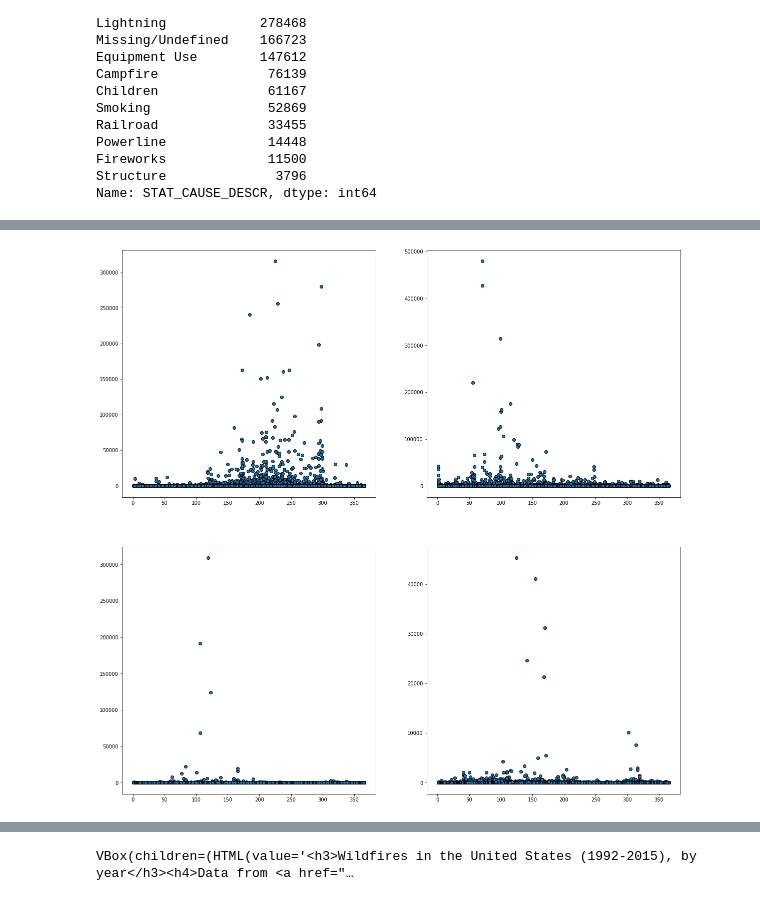
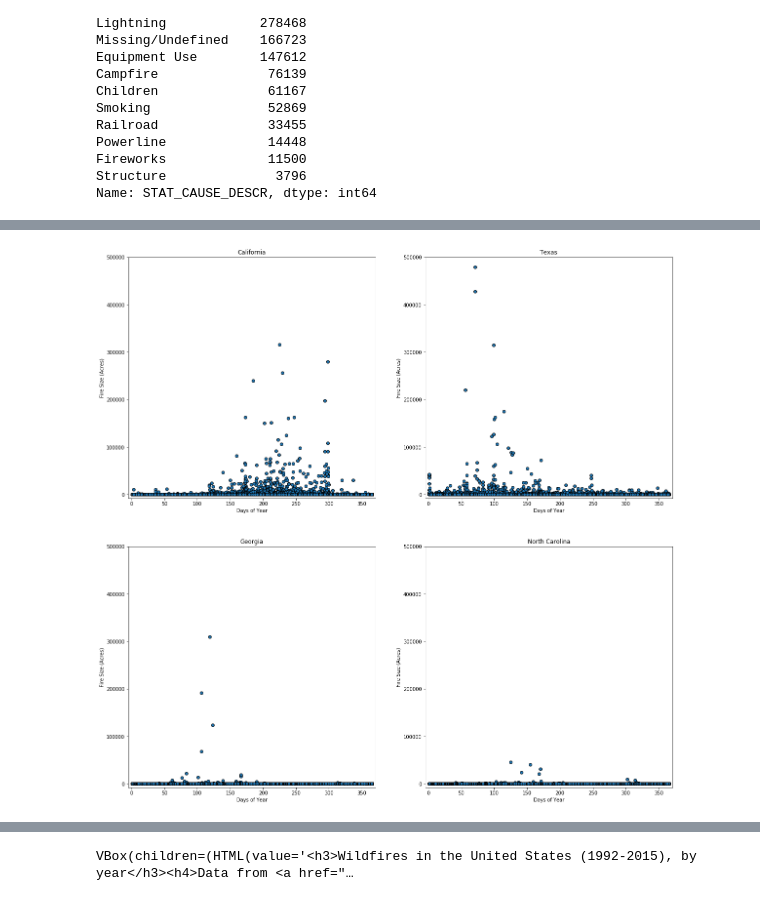
Before and after one commit to BryanSouza91/Project_1, a Jupyter notebook: Fire_Data_Analysis.ipynb, the cells around one changed output, grey strips where cells are left out. Saved outputs shown, nothing was run; the diff lists cells and outputs as text; code cells hidden in the pictures.

```diff
--- a/Fire_Data_Analysis.ipynb
+++ b/Fire_Data_Analysis.ipynb
@@ -67,0 +89,13 @@ plt.show()
+# %%
+fig, axs = plt.subplots(2, 1,figsize=(20,10))
+ax1 = axs[0]
+ax1.plot(years,nc_avg_fire_size)
+ax1.set_ylabel("North Carolina \n Average Fire Size(Acres)")
+ax1.set_ylim([-5,190])
+ax2 = axs[1]
+ax2.plot(years,nc_sum_fire_size)
+ax2.set_ylabel("North Carolina \n Sum of Fire Size (Acres)")
+ax2.set_ylim([-5,max(nc_sum_fire_size)+100000])
+plt.rcParams.update({'font.size': 10})
+plt.show()
+fig.savefig("nc_line.png")
@@ -111,16 +175,37 @@ plt.show()
 # %%
 fig, axs = plt.subplots(2, 2,figsize=(20,20))
 ax1 = axs[0, 0]
 ax1.scatter((fire_data_df[fire_data_df["STATE"] == "CA"]["DISCOVERY_DOY"]), ca_fire_size,edgecolors='k')
+ax1.set_ylim([-7500,500000])
+ax1.set_xlim([-5,371])
+ax1.set_ylabel("Fire Size (Acres)")
+ax1.set_xlabel("Days of Year")
+ax1.set_title("California")
 ax3 = axs[1, 0]
 ax3.scatter((fire_data_df[fire_data_df["STATE"] == "GA"]["DISCOVERY_DOY"]), ga_fire_size,edgecolors='k')
+ax3.set_ylim([-7500,500000])
+ax3.set_xlim([-5,371])
+ax3.set_ylabel("Fire Size (Acres)")
+ax3.set_xlabel("Days of Year")
+ax3.set_title("Georgia")
 ax2 = axs[0, 1]
 ax2.scatter((fire_data_df[fire_data_df["STATE"] == "TX"]["DISCOVERY_DOY"]), tx_fire_size,edgecolors='k')
+ax2.set_ylim([-7500,500000])
+ax2.set_xlim([-5,371])
+ax2.set_ylabel("Fire Size (Acres)")
+ax2.set_xlabel("Days of Year")
+ax2.set_title("Texas")
 ax4 = axs[1, 1]
 ax4.scatter((fire_data_df[fire_data_df["STATE"] == "NC"]["DISCOVERY_DOY"]), nc_fire_size,edgecolors='k')
-fig.savefig("Pie_charts_cause.png")
+ax4.set_ylim([-7500,500000])
+ax4.set_xlim([-5,371])
+ax4.set_ylabel("Fire Size (Acres)")
+ax4.set_xlabel("Days of Year")
+ax4.set_title("North Carolina")
+fig.savefig("scatter_size_doy.png")
+plt.rcParams.update({'font.size': 10})
 plt.show()
 # %% [output]
-[figure, old version]
+[figure, new version]
 # %%
 fire_data_df.FIRE_SIZE_CLASS.value_counts()
```
Also changed, not shown: parts of 18 cells of this notebook, 10 other files.
